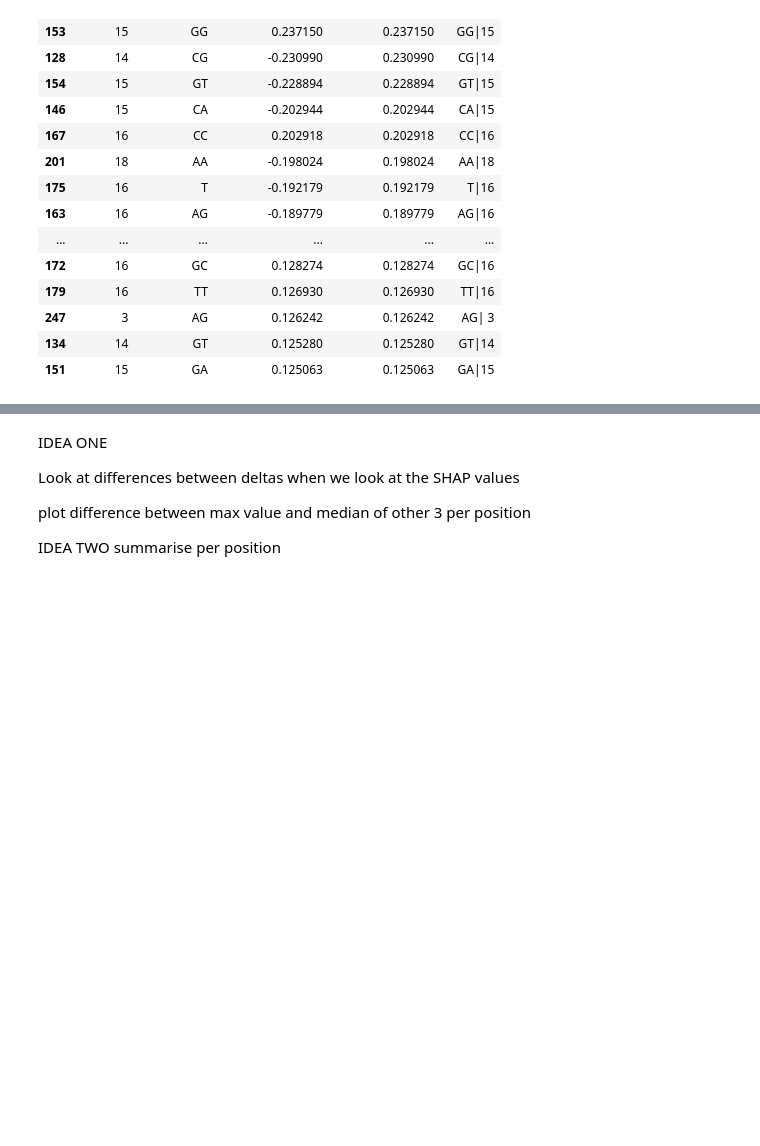
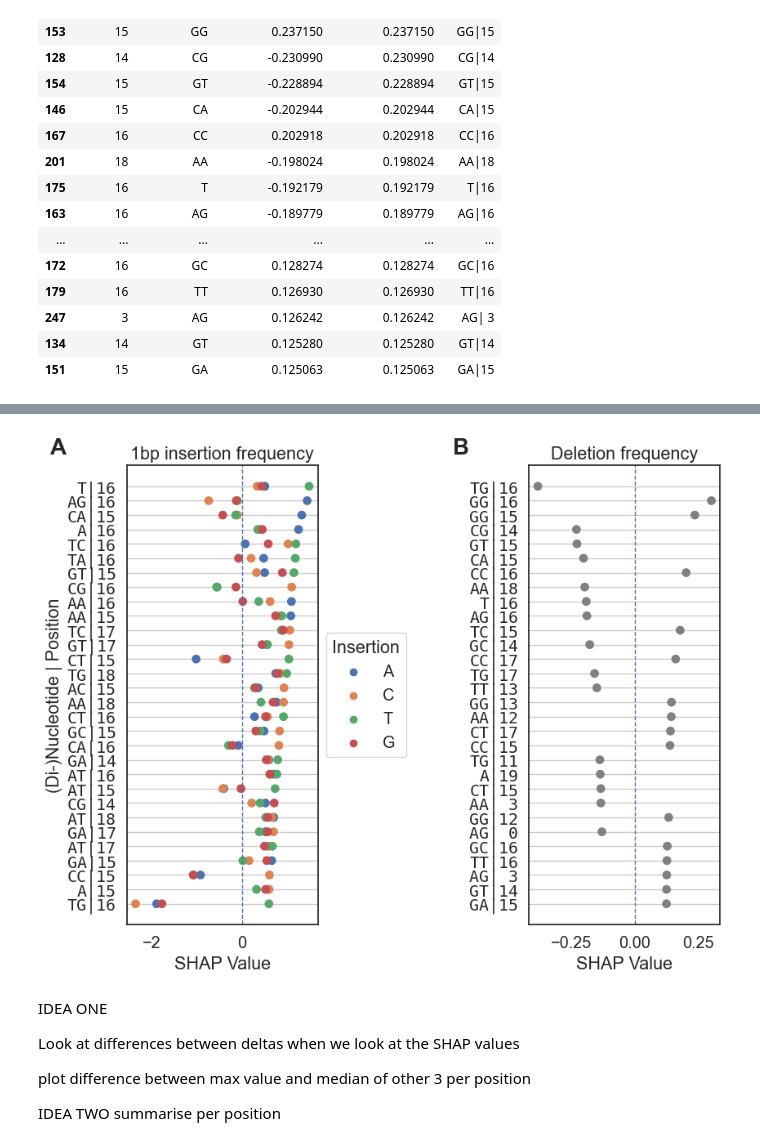
Before and after one commit to zouter/XCRISP, a Jupyter notebook: notebooks/figures/3.shap_values.ipynb, the cells around one changed output, grey strips where cells are left out. Cells and saved outputs as stored; diff of their text form; code cells hidden in the pictures; blank space fills up the shorter version.

Commit message:
adding new models

```diff
--- a/notebooks/figures/3.shap_values.ipynb
+++ b/notebooks/figures/3.shap_values.ipynb
@@ -882,3 +882,44 @@ plt.savefig("./artifacts/shap_insertion_indel_models.pdf", facecolor="white",  b
+# %%
+import string
+
+sns.set(font_scale=1.3)
+sns.set_style("white")
+
+fig, ax = plt.subplots(1, 2, figsize=(9, 7), sharex=False, sharey=False)
+
+ax3 = ax[0]
+g = sns.scatterplot(data=final_ins_plot_df, \
+    x="Total SHAP Value", y="Feature", hue="Insertion", s=60, palette="deep", ax=ax3, edgecolor="none")
+ax3.grid(axis="y")
+
+
+ax4 = ax[1]
+g = sns.scatterplot(data=final_indel_plot_df, \
+     y="Feature", x="Total SHAP Value", color="grey", ax=ax4, legend=False, s=60, edgecolor="none")
+ax4.grid(axis="y")
+
+legend_ax2 = ax3.legend(*ax3.get_legend_handles_labels(), loc='center left', bbox_to_anchor=(1, 0.5), title="Insertion")
+
+ax3.title.set_text('1bp insertion frequency')
+ax3.axvline(0.0, linestyle='--', linewidth=1)
+ax3.set_yticklabels(final_ins_plot_df["Feature"].to_list(), fontfamily="monospace")
+ax3.set_ylabel("(Di-)Nucleotide | Position")
+ax3.set_xlabel("SHAP Value")
+
+ax4.title.set_text('Deletion frequency')
+ax4.set_yticklabels(final_indel_plot_df["Feature"].to_list(), fontfamily="monospace")
+ax4.axvline(0.0, linestyle='--', linewidth=1)
+ax4.set_ylabel("")
+ax4.set_xlabel("SHAP Value")
+
+for n, ax in enumerate([ax3, ax4]):
+    ax.text(-0.4, 1.025, string.ascii_uppercase[n], transform=ax.transAxes,
+            size=20, weight='bold')
+
+plt.tight_layout()
+plt.savefig("./artifacts/shap_insertion_indel_models_thesis.pdf", facecolor="white",  bbox_inches='tight')
+# %% [output]
+[figure, added]
 # %% [markdown]
 IDEA ONE
 
```
Also changed, not shown: parts of 1 cell of this notebook, 10 other files.
